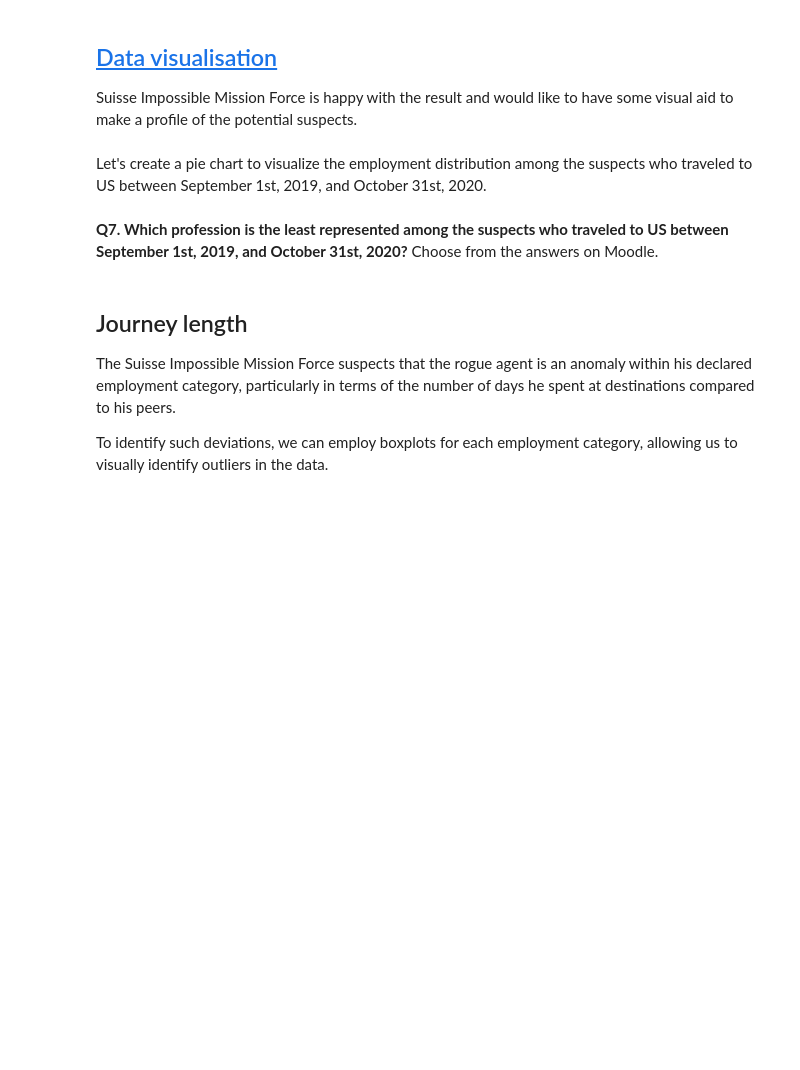
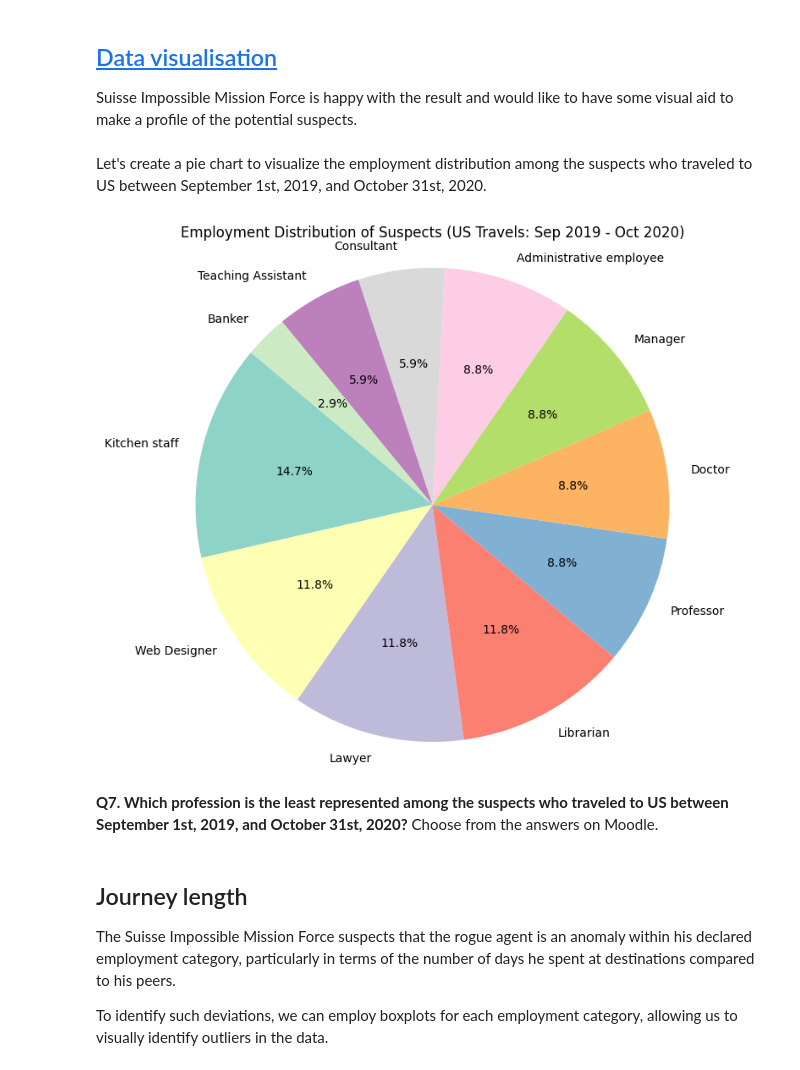
Before and after one commit to miachambat/CSE201-td3-1-handin, a Jupyter notebook: assignments/Part 1/Assignment_part_1.ipynb, the cells around one changed output. Drawn from its saved outputs; the diff is of its cells as text; code cells hidden in the pictures; blank space fills up the shorter version.

```diff
--- a/assignments/Part 1/Assignment_part_1.ipynb
+++ b/assignments/Part 1/Assignment_part_1.ipynb
@@ -315,0 +312,5 @@ Let's now identify the users who have **travelled to** the United States (US) (i
+# %%
+# Your code here
+merged_data['date'] = pd.to_datetime(merged_data['date'], format='%d.%m.%y')
+print(merged_data['date'].dtype)
+merged_data.head()
@@ -316,2 +325,17 @@ Let's now identify the users who have **travelled to** the United States (US) (i
 # %% [markdown]
 **Q5. How many suspects traveled to the US between the 1st of September 2019 and the 31st of October 2020?**
+# %%
+start_date = '2019-09-01'
+end_date = '2020-10-31'
+
+us_travels = merged_data[
+    (merged_data['destination'] == 'US') &
+    (merged_data['date'] >= start_date) &
+    (merged_data['date'] <= end_date)
+].copy()
+
+print(us_travels.shape)
+
+unique_suspects_count = us_travels['UserID'].nunique()
+
+print(f"There are {unique_suspects_count} unique suspects in the us_travels dataset.")
@@ -328,3 +373,19 @@ Let's create a pie chart to visualize the employment distribution among the susp
+# %%
+# Your code here
+employment_counts = us_travels['employment'].value_counts()
+plt.figure(figsize=(10, 8))
+plt.pie(
+    employment_counts,
+    labels=employment_counts.index,
+    autopct='%1.1f%%',
+    startangle=140,
+    colors=plt.cm.Set3.colors # Using a soft color palette
+)
+plt.title('Employment Distribution of Suspects (US Travels: Sep 2019 - Oct 2020)')
+plt.axis('equal')  # Ensures the pie is drawn as a circle
+plt.show()
+# %% [output]
+[figure, added]
 # %% [markdown]
 **Q7. Which profession is the least represented among the suspects who traveled to US between September 1st, 2019, and October 31st, 2020?**
  Choose from the answers on Moodle.
```
Also changed, not shown: parts of 15 cells of this notebook.
